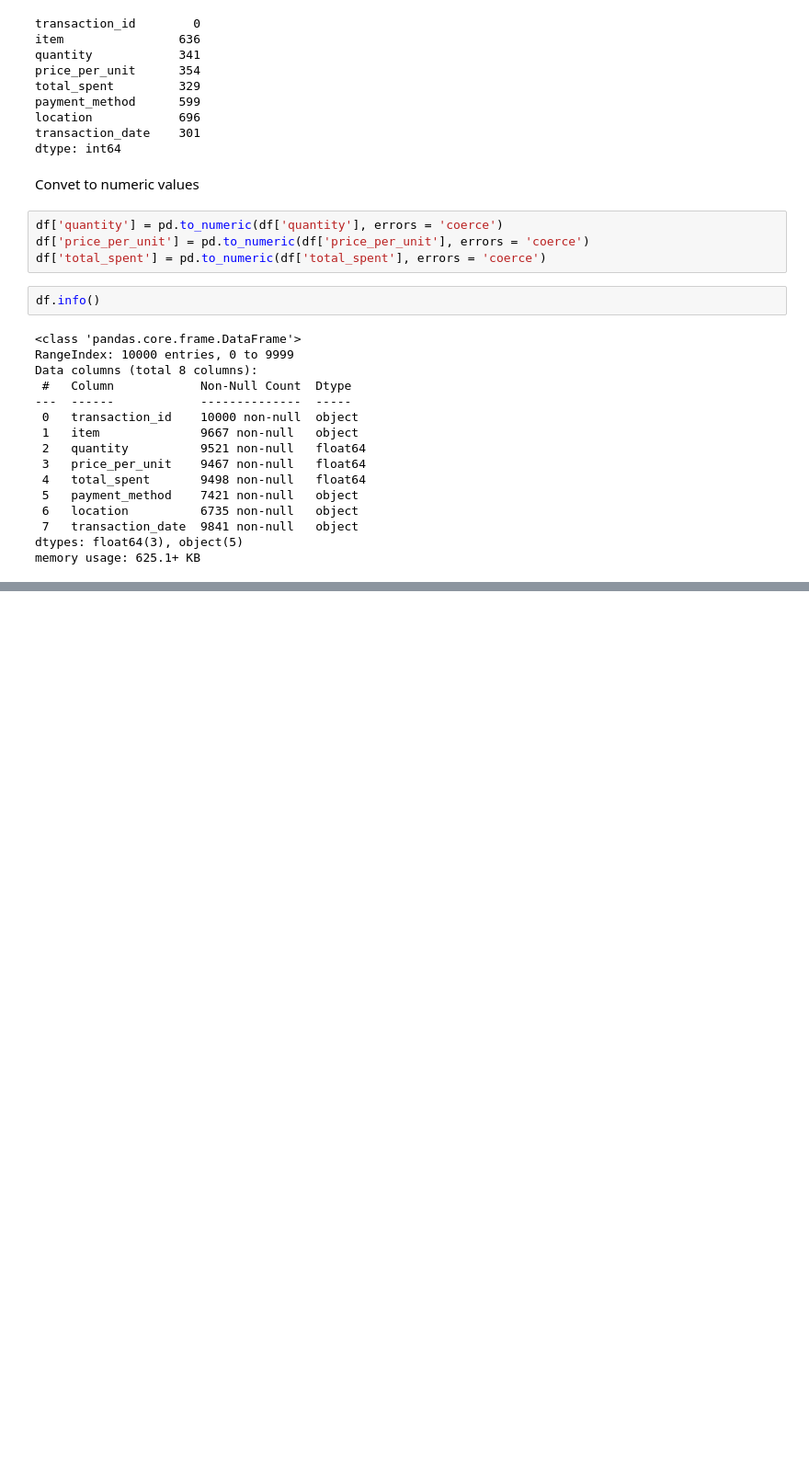
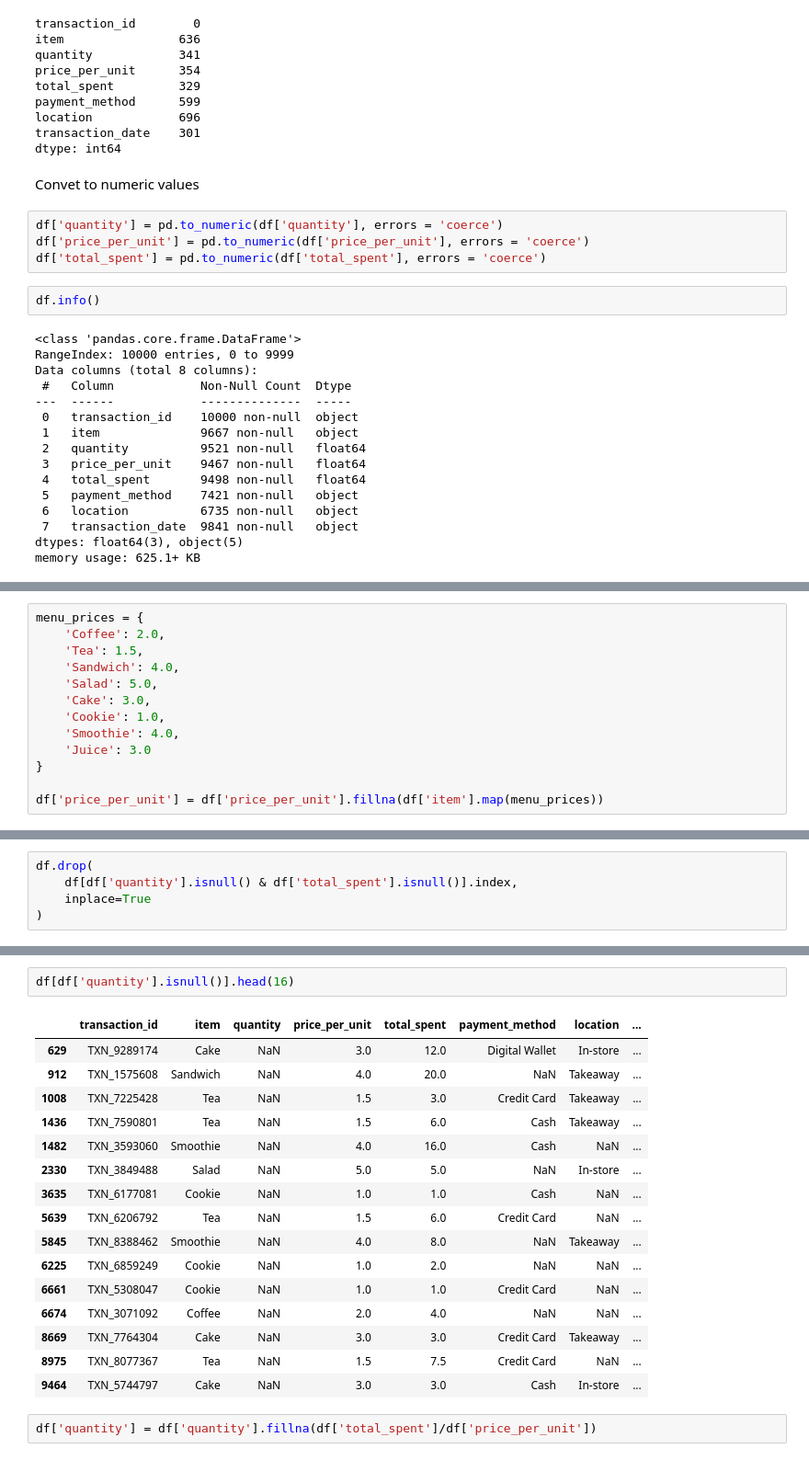
Before and after one commit to Kinosaur/data-cleaning-eda-portfolio, a Jupyter notebook: cafe_sales/Dot's work/dataCleaning.ipynb, the cells around one changed output, grey strips where cells are left out. Shown: that part at 92% size. Drawn from its saved outputs; the diff is of its cells as text; blank space fills up the shorter version.

```diff
--- a/cafe_sales/Dot's work/dataCleaning.ipynb
+++ b/cafe_sales/Dot's work/dataCleaning.ipynb
@@ -118,0 +231,13 @@ memory usage: 625.1+ KB
+# %%
+menu_prices = {
+    'Coffee': 2.0,
+    'Tea': 1.5,
+    'Sandwich': 4.0,
+    'Salad': 5.0,
+    'Cake': 3.0,
+    'Cookie': 1.0,
+    'Smoothie': 4.0,
+    'Juice': 3.0
+}
+
+df['price_per_unit'] = df['price_per_unit'].fillna(df['item'].map(menu_prices))
@@ -118,0 +260,5 @@ memory usage: 625.1+ KB
+# %%
+df.drop(
+    df[df['quantity'].isnull() & df['total_spent'].isnull()].index,
+    inplace=True
+)
@@ -118,0 +277,21 @@ memory usage: 625.1+ KB
+# %%
+df[df['quantity'].isnull()].head(16)
+# %% [output]
+|  | transaction_id | item | quantity | price_per_unit | total_spent | payment_method | location | ... |
+| 629 | TXN_9289174 | Cake | NaN | 3.0 | 12.0 | Digital Wallet | In-store | ... |
+| 912 | TXN_1575608 | Sandwich | NaN | 4.0 | 20.0 | NaN | Takeaway | ... |
+| 1008 | TXN_7225428 | Tea | NaN | 1.5 | 3.0 | Credit Card | Takeaway | ... |
+| 1436 | TXN_7590801 | Tea | NaN | 1.5 | 6.0 | Cash | Takeaway | ... |
+| 1482 | TXN_3593060 | Smoothie | NaN | 4.0 | 16.0 | Cash | NaN | ... |
+| 2330 | TXN_3849488 | Salad | NaN | 5.0 | 5.0 | NaN | In-store | ... |
+| 3635 | TXN_6177081 | Cookie | NaN | 1.0 | 1.0 | Cash | NaN | ... |
+| 5639 | TXN_6206792 | Tea | NaN | 1.5 | 6.0 | Credit Card | NaN | ... |
+| 5845 | TXN_8388462 | Smoothie | NaN | 4.0 | 8.0 | NaN | Takeaway | ... |
+| 6225 | TXN_6859249 | Cookie | NaN | 1.0 | 2.0 | NaN | NaN | ... |
+| 6661 | TXN_5308047 | Cookie | NaN | 1.0 | 1.0 | Credit Card | NaN | ... |
+| 6674 | TXN_3071092 | Coffee | NaN | 2.0 | 4.0 | NaN | NaN | ... |
+| 8669 | TXN_7764304 | Cake | NaN | 3.0 | 3.0 | Credit Card | Takeaway | ... |
+| 8975 | TXN_8077367 | Tea | NaN | 1.5 | 7.5 | Credit Card | NaN | ... |
+| 9464 | TXN_5744797 | Cake | NaN | 3.0 | 3.0 | Cash | In-store | ... |
+# %%
+df['quantity'] = df['quantity'].fillna(df['total_spent']/df['price_per_unit'])
```
Also changed, not shown: parts of 26 cells of this notebook.
